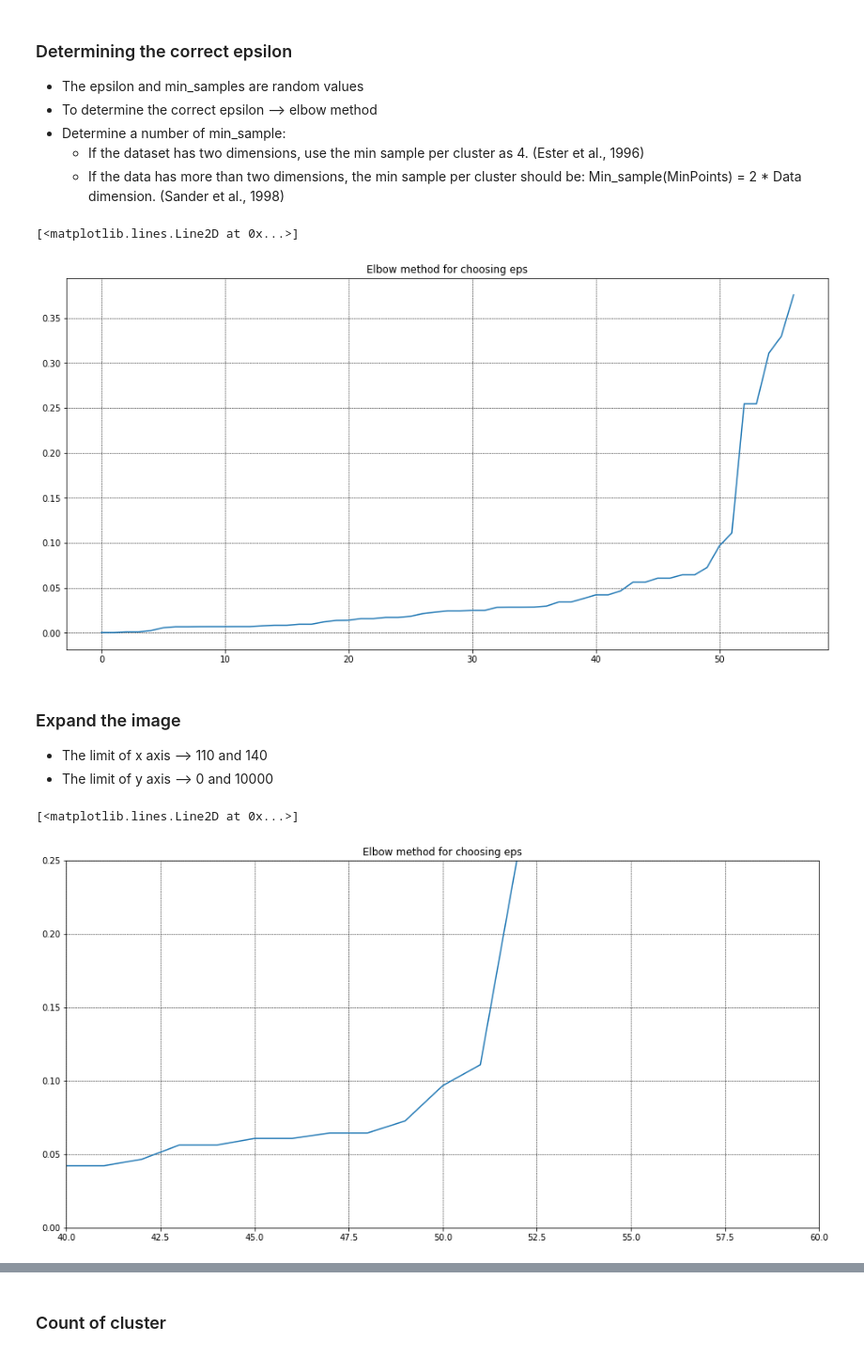
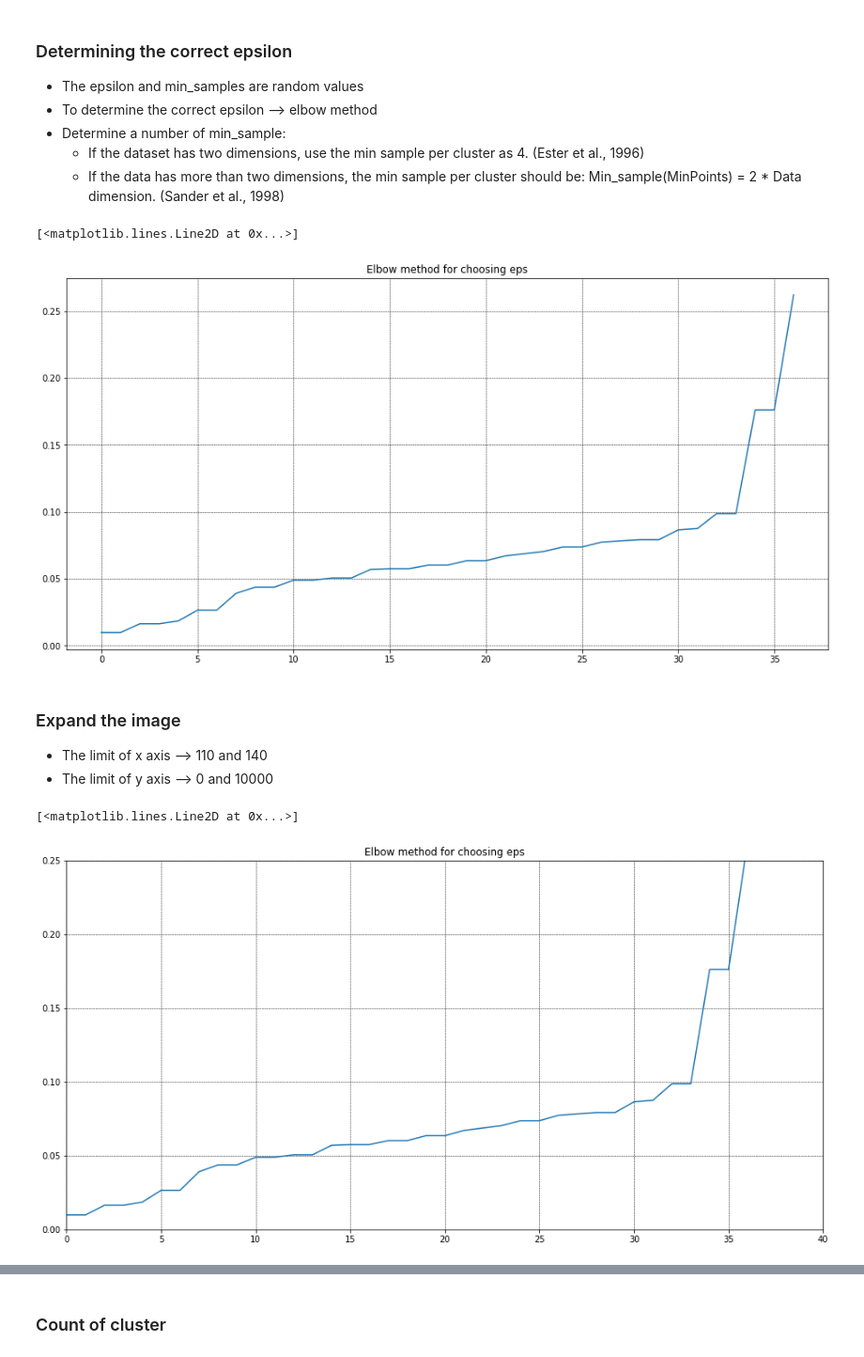
Before and after one commit to alvaroanua/TFG, a Jupyter notebook: DBSCAN/DBSCAN_ehu_Leioa_Biblioteca.ipynb, the cells around one changed output, grey strips where cells are left out. Shown: that part at 94% size. Drawn from its saved outputs; the diff is of its cells as text; code cells hidden in the pictures.

```diff
--- a/DBSCAN/DBSCAN_ehu_Leioa_Biblioteca.ipynb
+++ b/DBSCAN/DBSCAN_ehu_Leioa_Biblioteca.ipynb
@@ -89,13 +89,13 @@ df_ap_filter.drop(["etiquetas_de_fila"], axis=1, inplace=True)
 
 # Convert String to float of df_ap_filter['suma_de_troughput'] column
 # Replace ',' of the String to be able to convert to Float
-#df_ap_filter['suma_de_troughput'] = df_ap_filter['suma_de_troughput'].str.replace(',', '.')
+df_ap_filter['suma_de_troughput'] = df_ap_filter['suma_de_troughput'].str.replace(',', '.')
 #df_ap_filter['suma_de_troughput'] = df_ap_filter['suma_de_troughput'].str.replace(',','*')
 #df_ap_filter['suma_de_troughput'] = df_ap_filter['suma_de_troughput'].str.replace('.',',')
 #df_ap_filter['suma_de_troughput'] = df_ap_filter['suma_de_troughput'].str.replace('*','.')
 #df_ap_filter['suma_de_troughput']= "{:,}".format(df_ap_filter['suma_de_troughput'])
 #df_ap_filter['suma_de_troughput']= "{:,}".format(df_ap_filter['suma_de_troughput']).replace(',','x').replace('.',',').replace('x','.')
-df_ap_filter['suma_de_troughput'].str.replace(',', 'x').replace('.',',').replace('x','.')
+#df_ap_filter['suma_de_troughput'].str.replace(',', 'x').replace('.',',').replace('x','.')
 df_ap_filter['suma_de_troughput'] = df_ap_filter['suma_de_troughput'].astype(float)
 
 
@@ -166,7 +184,7 @@ plt.grid(color = 'black', linestyle = '--', linewidth = 0.5)
 plt.plot(distances)
 # %% [output]
 [<matplotlib.lines.Line2D at 0x...>]
-[figure, old version]
+[figure, new version]
 # %% [markdown]
 ### Expand the image
 * The limit of x axis --> 110 and 140
@@ -174,20 +192,20 @@ plt.plot(distances)
 # %%
 # Calculate avg. distance between each point in the data set
 neighbours = NearestNeighbors(n_neighbors=n+1)
 neighbors_fit = neighbours.fit(df_escalado)
 distances, indices = neighbors_fit.kneighbors(df_escalado)
 distances = np.sort(distances[:,1], axis=0) #To obtain the distance of the sorted distances
 
 # Plot
 plt.figure(figsize=(16,8))
 plt.title("Elbow method for choosing eps")
 plt.ylim(0, 0.25)
-plt.xlim(40, 60)
+plt.xlim(0, 40)
 plt.grid(color = 'black', linestyle = '--', linewidth = 0.5)
 plt.plot(distances)
 # %% [output]
 [<matplotlib.lines.Line2D at 0x...>]
-[figure, old version]
+[figure, new version]
 # %% [markdown]
 ### Determine the epsilon
 * eps = 0.05
```
Also changed, not shown: parts of 8 cells of this notebook.
